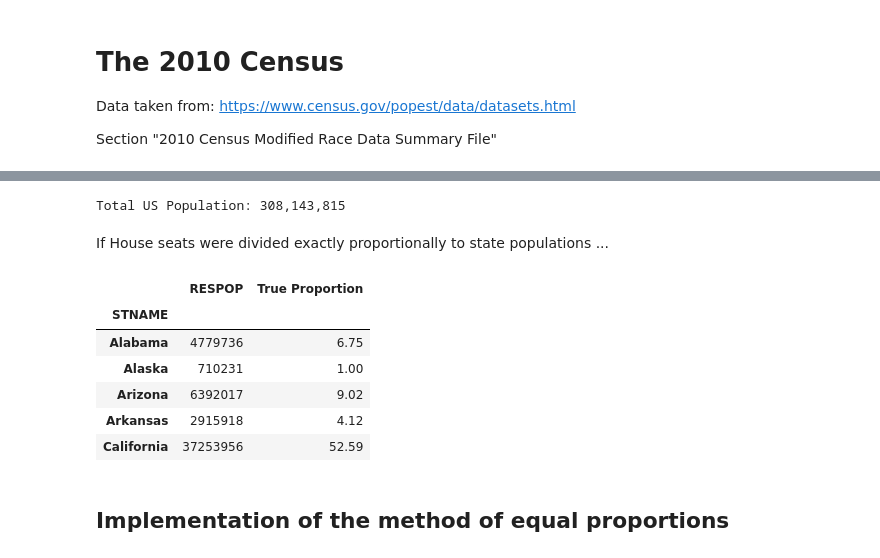
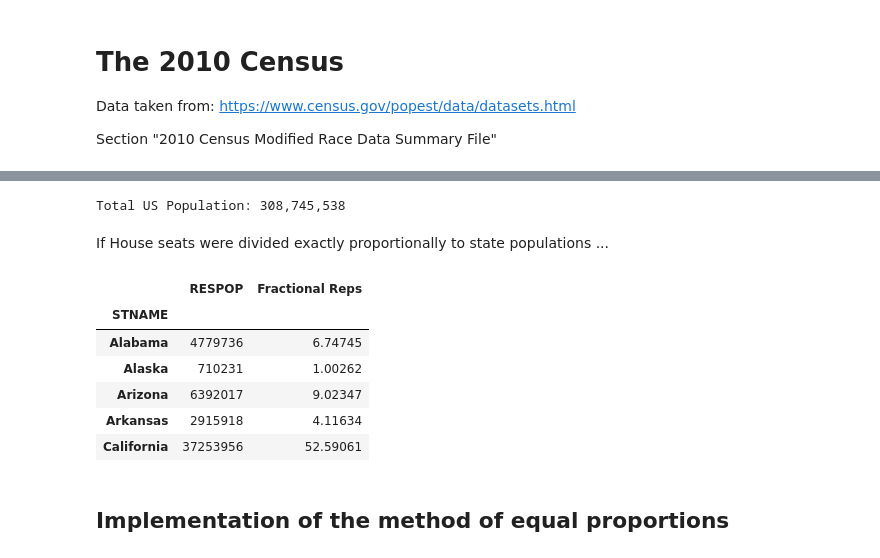
Before and after one commit to cwaldbieser/ec_analysis_notebook, a Jupyter notebook: Electoral College Analysis.ipynb, the cells around one changed output, grey strips where cells are left out. Saved outputs shown, nothing was run; the diff lists cells and outputs as text; code cells hidden in the pictures.

Commit message:
Updated stats to include District of Columbia; added analysis.

```diff
--- a/Electoral College Analysis.ipynb
+++ b/Electoral College Analysis.ipynb
@@ -43,7 +43,7 @@ import pandas as pd
 import matplotlib.pyplot as plt
 %matplotlib notebook
 # %%
-pd.options.display.float_format = '{:,.2f}'.format
+pd.options.display.float_format = '{:,.5f}'.format
 # %% [markdown]
 # The 2010 Census
 
@@ -64,7 +64,6 @@ df2.head()
 pops = df.append(df2)
 del df
 del df2
-pops = pops.drop(["District of Columbia"])
 print(pops.head())
 print(pops.tail())
 # %% [output]
@@ -84,22 +83,24 @@ Wisconsin      5686986
 Wyoming         563626
 # %%
 total_pop = pops.sum()["RESPOP"]
+dc_pop = pops.get_value("District of Columbia", "RESPOP")
+total_state_pop = total_pop - dc_pop
 print("Total US Population: {:,}".format(total_pop))
 # %% [output]
-Total US Population: 308,143,815
+Total US Population: 308,745,538
 # %% [markdown]
 If House seats were divided exactly proportionally to state populations ...
 # %%
-pops["True Proportion"] = (pops["RESPOP"] / total_pop) * 435.0
+pops["Fractional Reps"] = (pops["RESPOP"] / total_state_pop) * 435.0
 pops.head()
 # %% [output]
-|  | RESPOP | True Proportion |
+|  | RESPOP | Fractional Reps |
 | STNAME |  |  |
-| Alabama | 4779736 | 6.75 |
-| Alaska | 710231 | 1.00 |
-| Arizona | 6392017 | 9.02 |
-| Arkansas | 2915918 | 4.12 |
-| California | 37253956 | 52.59 |
+| Alabama | 4779736 | 6.74745 |
+| Alaska | 710231 | 1.00262 |
+| Arizona | 6392017 | 9.02347 |
+| Arkansas | 2915918 | 4.11634 |
+| California | 37253956 | 52.59061 |
 # %% [markdown]
 ## Implementation of the method of equal proportions
 # %%
```
Also changed, not shown: parts of 12 cells of this notebook.
